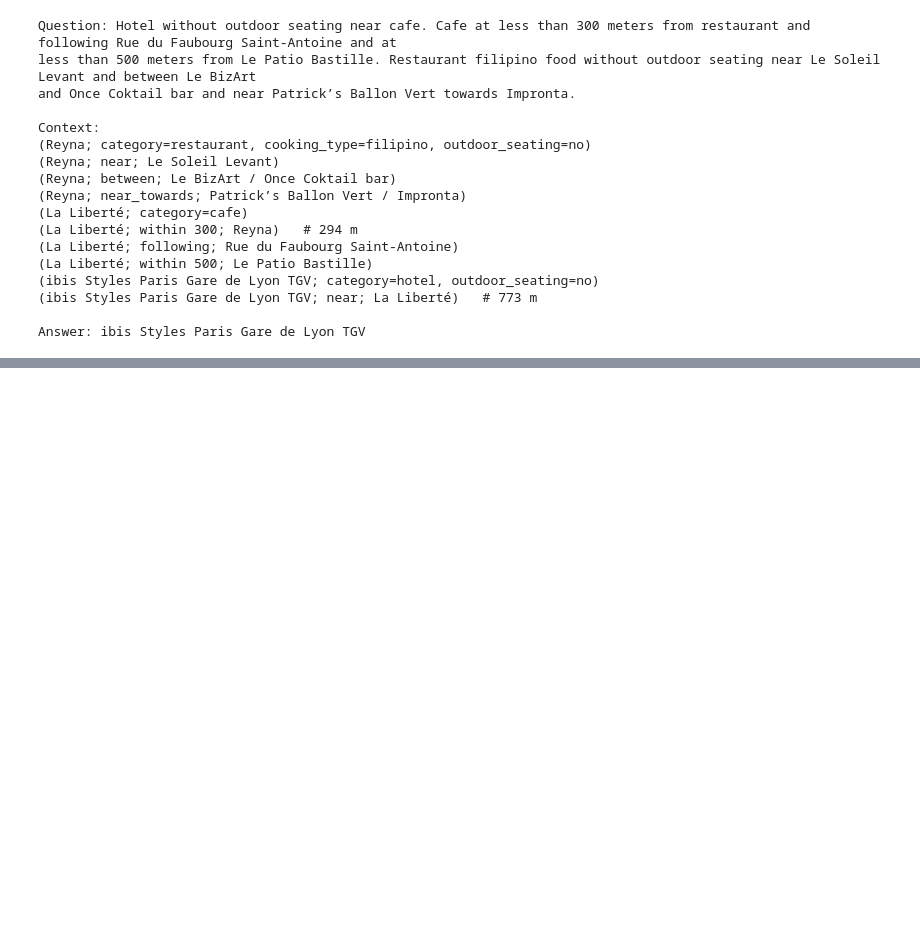
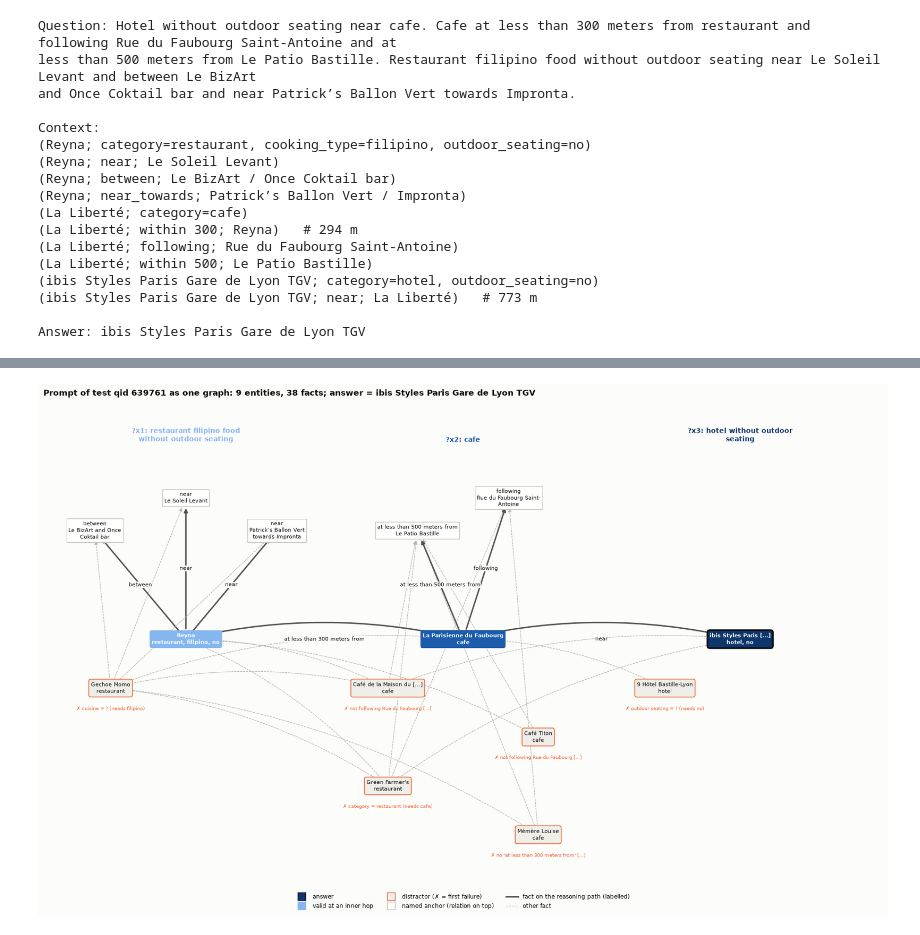
Before and after one commit to MariusAAROS/DFM-HRM-Text, a Jupyter notebook: notebooks/osm.ipynb, the cells around one changed output, grey strips where cells are left out. Drawn from its saved outputs; the diff is of its cells as text; code cells hidden in the pictures; blank space fills up the shorter version.

```diff
--- a/notebooks/osm.ipynb
+++ b/notebooks/osm.ipynb
@@ -670,0 +959,80 @@ Answer: ibis Styles Paris Gare de Lyon TGV
+# %%
+def single_graph(rec, ax):
+    # Whole prompt as one graph: every entity and anchor once, every relation fact one labelled edge.
+    # Hops are columns (?x1 left ... answer right); each hop's named anchors sit in a band above its column.
+    facts, chain, hop_of, valid, why, anchors = prompt_graph(rec)
+    nhop = len(chain)
+    cols = [SEQ[int(i)] for i in np.linspace(0, 3, nhop).round()]
+    attr_rels = set(ATTR_LABEL.values())
+    X = 7.0                                             # column spacing
+    pos = {}
+    for i in range(nhop):                               # entities: stacked under the column
+        ents = sorted([e for e, h in hop_of.items() if h == i], key=lambda e: (e not in valid[i], e.lower()))
+        for k, e in enumerate(ents):
+            dx = 0 if k == 0 else (-1.9 if k % 2 else 1.9)  # zig-zag so edges pass between boxes
+            pos[e] = (i * X + dx, -k * 1.35)
+    a_hop = {a: min(hop_of[e] for e, fs in facts.items() for p, o in fs if o == a) for a in anchors}
+    a_rel = {a: next(p for fs in facts.values() for p, o in fs if o == a) for a in anchors}
+    for i in range(nhop):                               # anchors: a row above the column, two staggered lines
+        al = sorted([a for a in anchors if a_hop[a] == i])
+        for k, a in enumerate(al):
+            off = (k - (len(al) - 1) / 2) * 2.3
+            pos[a] = (i * X + off, 3.0 + (0.9 if k % 2 else 0))
+    # edges
+    for e, fs in facts.items():
+        for p, o in fs:
+            if p in attr_rels or o not in pos:
+                continue
+            hop_edge = o in facts
+            good = e in valid[hop_of[e]] and (o in valid[hop_of[o]] if hop_edge else True)
+            col = C["ink2"] if good else C["other"]
+            ax.add_patch(FancyArrowPatch(pos[e], pos[o], arrowstyle="-|>", mutation_scale=10, zorder=1,
+                                         shrinkA=14, shrinkB=14, lw=1.9 if good else 0.8, color=col,
+                                         ls="-" if good else (0, (3, 2)),
+                                         connectionstyle=f"arc3,rad={0.12 if hop_edge else 0.0}"))
+            if good:  # label the reasoning-path edges; other edges share the same relations (see anchor tags)
+                (x0, y0), (x1, y1) = pos[e], pos[o]
+                ax.text((x0 + x1) / 2, (y0 + y1) / 2, p, fontsize=7, color=C["ink"], ha="center", va="center",
+                        zorder=3, bbox=dict(fc=C["surface"], ec="none", pad=0.4))
+    # nodes
+    for n, (x, y) in pos.items():
+        if n in facts:
+            i = hop_of[n]
+            ok = n in valid[i]
+            attrs = ", ".join(o for p, o in sorted(facts[n]) if p in attr_rels)
+            ax.text(x, y, f"{textwrap.shorten(n, 26)}\n{attrs}", ha="center", va="center", fontsize=7.4, zorder=4,
+                    color="white" if ok else C["ink"], fontweight="bold" if ok else "normal",
+                    bbox=dict(boxstyle="round,pad=0.4", fc=cols[i] if ok else "#efeee9",
+                              ec=("#0b0b0b" if i == nhop - 1 else "none") if ok else C["orange"],
+                              lw=2.2 if ok and i == nhop - 1 else 1.1))
+            if not ok:
+                ax.text(x, y - 0.5, "✗ " + textwrap.shorten(why[n][0], 40), ha="center", va="top", fontsize=6.3,
+                        color=C["orange"], zorder=4)
+        else:
+            ax.text(x, y, f"{a_rel[n]}\n{textwrap.fill(n, 24)}", ha="center", va="center", fontsize=7, zorder=4,
+                    color=C["ink"], bbox=dict(boxstyle="square,pad=0.35", fc="white", ec=C["axis"], lw=0.8))
+    for i, lvl in enumerate(chain):
+        ax.text(i * X, 5.4, f"?x{i + 1}: {textwrap.fill(lvl.head, 28)}", ha="center", va="bottom", fontsize=9,
+                fontweight="bold", color=cols[i])
+    ys = [y for _, y in pos.values()]
+    ax.set_xlim(-3.6, (nhop - 1) * X + 3.6)
+    ax.set_ylim(min(ys) - 1.4, 6.6)
+    ax.axis("off")
+
+
+fig, ax = plt.subplots(figsize=(16, 10))
+single_graph(rec, ax)
+ax.legend(handles=[
+    Line2D([], [], marker="s", ls="", ms=10, color=SEQ[-1], mec="#0b0b0b", label="answer"),
+    Line2D([], [], marker="s", ls="", ms=10, color=SEQ[0], label="valid at an inner hop"),
+    Line2D([], [], marker="s", ls="", ms=10, color="#efeee9", mec=C["orange"], label="distractor (✗ = first failure)"),
+    Line2D([], [], marker="s", ls="", ms=10, color="white", mec=C["axis"], label="named anchor (relation on top)"),
+    Line2D([], [], color=C["ink2"], lw=1.9, label="fact on the reasoning path (labelled)"),
+    Line2D([], [], color=C["other"], lw=0.8, ls=(0, (3, 2)), label="other fact"),
+], loc="lower center", bbox_to_anchor=(0.5, -0.06), ncol=3, fontsize=8)
+ax.set_title(f"Prompt of test qid {rec['qid']} as one graph: {len(prompt_graph(rec)[0])} entities, "
+             f"{rec['n_facts']} facts; answer = {' | '.join(rec['answers'])}", loc="left")
+plt.tight_layout()
+plt.show()
+# %% [output]
+[figure, added]
```
Also changed, not shown: parts of 8 cells of this notebook, 2 other files.
